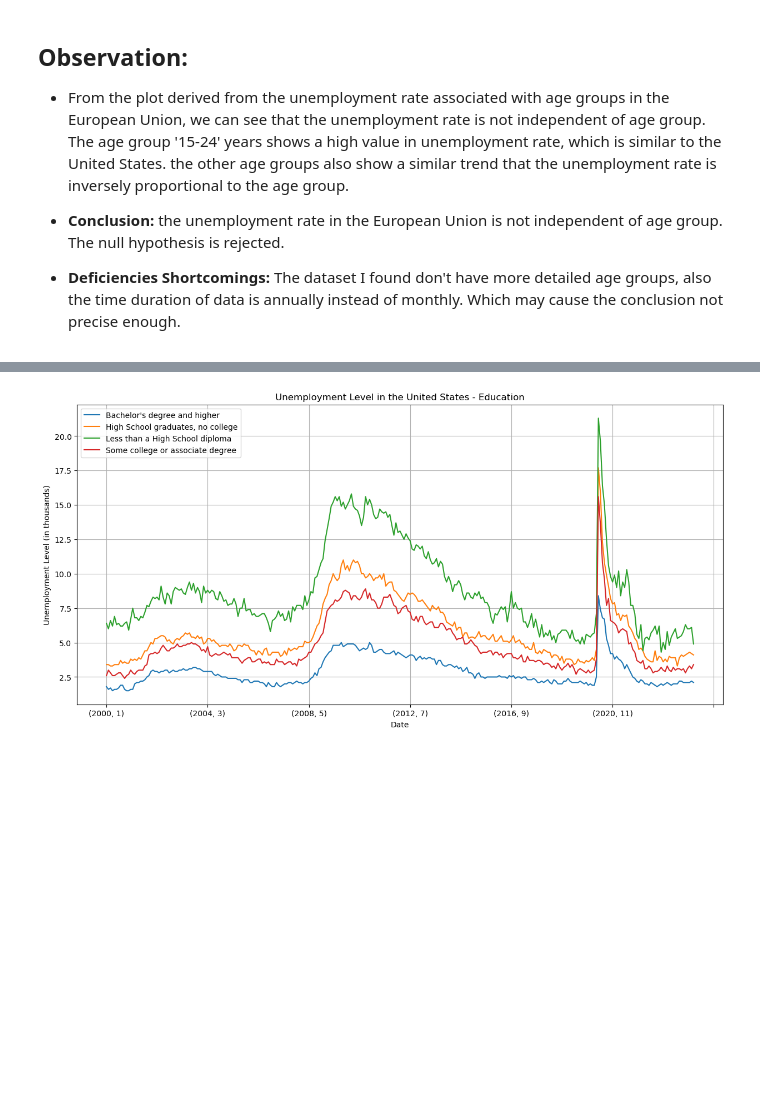
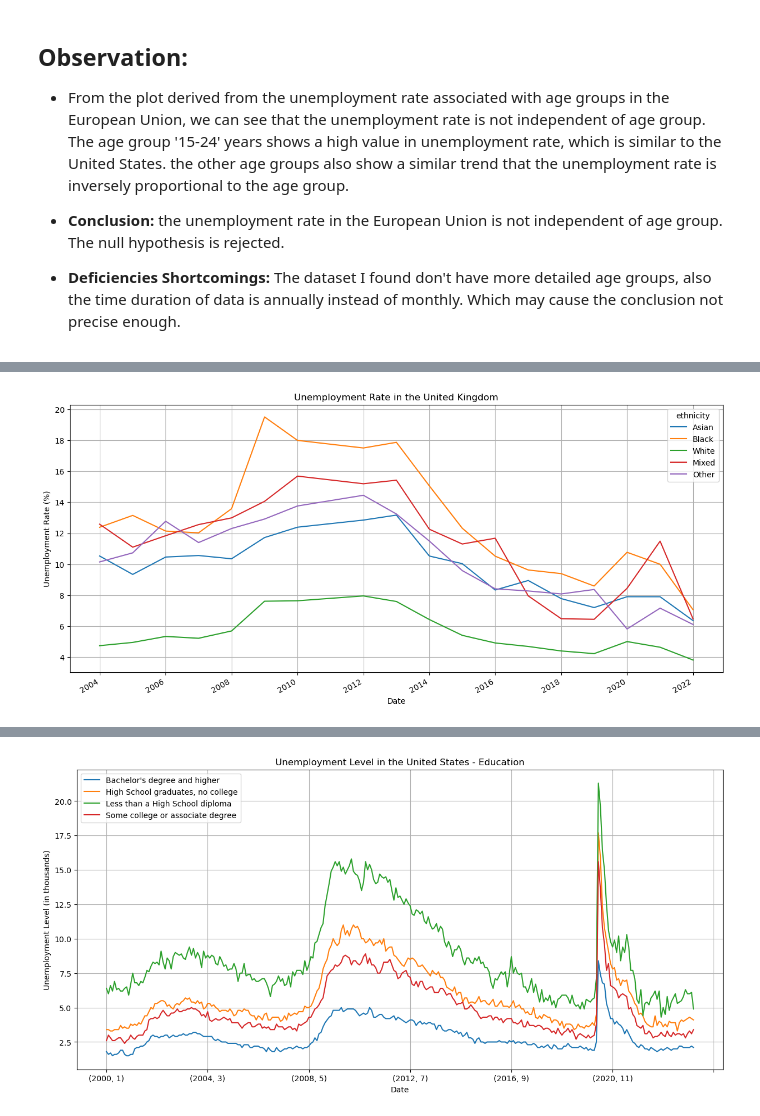
Before and after one commit to Zhen3408/2024Spr_projects, a Jupyter notebook: Final_Project.ipynb, the cells around one changed output, grey strips where cells are left out. Cells and saved outputs as stored; diff of their text form; code cells hidden in the pictures; blank space fills up the shorter version.

```diff
--- a/Final_Project.ipynb
+++ b/Final_Project.ipynb
@@ -97,0 +116,19 @@ plt.show()
+# %%
+df_uk = pd.read_csv('./Data/OnsGovUK/unemployment-by-region-2022.csv')
+df_uk['time'] = pd.to_datetime(df_uk['time'].str.split('-').str[0], format='%b%Y')  # Extract the month and year
+# Ensure the 'value' column is numeric
+df_uk['value'] = pd.to_numeric(df_uk['value'], errors='coerce')
+# Group the data by 'time' and 'ethnicity', and calculate the average unemployment rate of different geographic regions
+average_unemployment_by_race = df_uk.groupby(['time', 'ethnicity'])['value'].mean().reset_index()
+# Pivot the table again to get the desired format with 'time' as the index
+average_unemployment_by_race = average_unemployment_by_race.pivot_table(index='time', columns='ethnicity', values='value')
+average_unemployment_by_race = average_unemployment_by_race.filter(items=['Asian', 'Black', 'White', 'Mixed', 'Other'])
+average_unemployment_by_race = average_unemployment_by_race.dropna(how='all')
+average_unemployment_by_race.plot(figsize=(15, 7), linewidth = 1.5)
+plt.grid()
+plt.xlabel('Date')
+plt.ylabel('Unemployment Rate (%)')
+plt.title('Unemployment Rate in the United Kingdom')
+plt.show()
+# %% [output]
+[figure, added]
```
Also changed, not shown: parts of 7 cells of this notebook, 3 other files.
